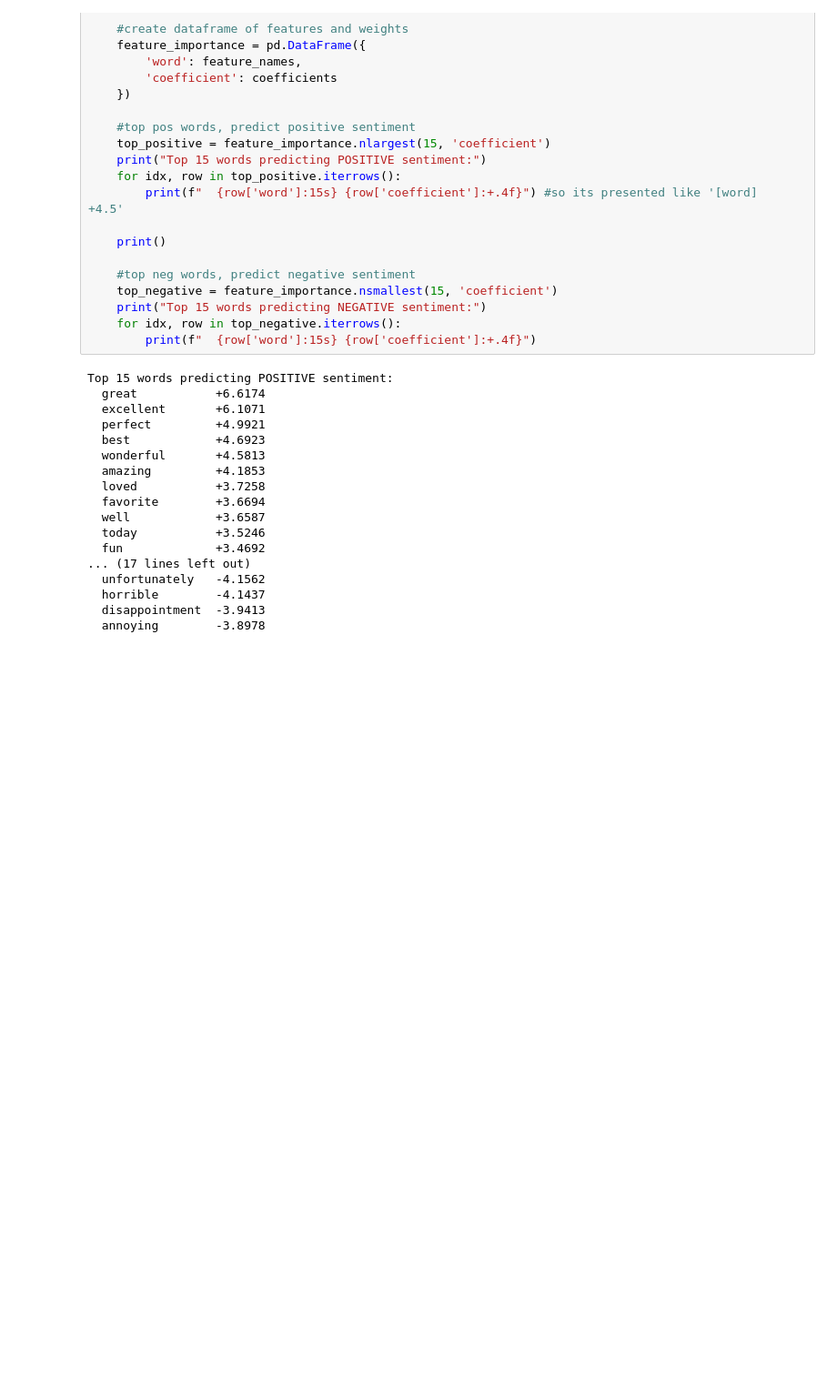
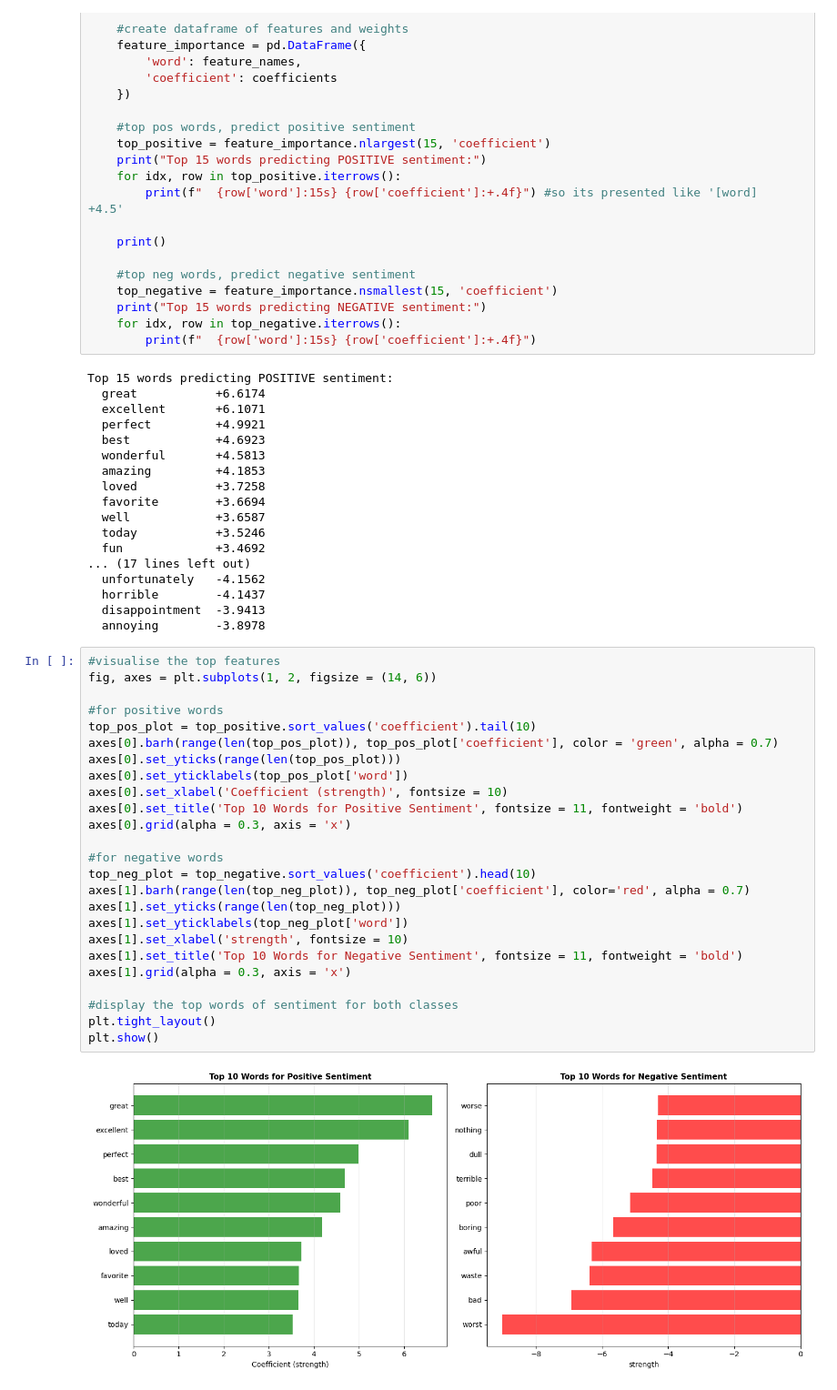
Before and after one commit to moonidil/MLSentimentClassification, a Jupyter notebook: cw1partb.ipynb, the cells around one changed output. Shown at 91% size. Drawn from its saved outputs; the diff is of its cells as text; blank space fills up the shorter version.

Commit message:
visualising the top positive and negative words by strength on a plot each with small discussion

```diff
--- a/cw1partb.ipynb
+++ b/cw1partb.ipynb
@@ -589,3 +589,30 @@ Top 15 words predicting POSITIVE sentiment:
   horrible        -4.1437
   disappointment  -3.9413
   annoying        -3.8978
+# %%
+#visualise the top features
+fig, axes = plt.subplots(1, 2, figsize = (14, 6))
+
+#for positive words
+top_pos_plot = top_positive.sort_values('coefficient').tail(10)
+axes[0].barh(range(len(top_pos_plot)), top_pos_plot['coefficient'], color = 'green', alpha = 0.7)
+axes[0].set_yticks(range(len(top_pos_plot)))
+axes[0].set_yticklabels(top_pos_plot['word'])
+axes[0].set_xlabel('Coefficient (strength)', fontsize = 10)
+axes[0].set_title('Top 10 Words for Positive Sentiment', fontsize = 11, fontweight = 'bold')
+axes[0].grid(alpha = 0.3, axis = 'x')
+
+#for negative words
+top_neg_plot = top_negative.sort_values('coefficient').head(10)
+axes[1].barh(range(len(top_neg_plot)), top_neg_plot['coefficient'], color='red', alpha = 0.7)
+axes[1].set_yticks(range(len(top_neg_plot)))
+axes[1].set_yticklabels(top_neg_plot['word'])
+axes[1].set_xlabel('strength', fontsize = 10)
+axes[1].set_title('Top 10 Words for Negative Sentiment', fontsize = 11, fontweight = 'bold')
+axes[1].grid(alpha = 0.3, axis = 'x')
+
+#display the top words of sentiment for both classes
+plt.tight_layout()
+plt.show()
+# %% [output]
+[figure, added]
```
Also changed, not shown: parts of 1 cell of this notebook.
